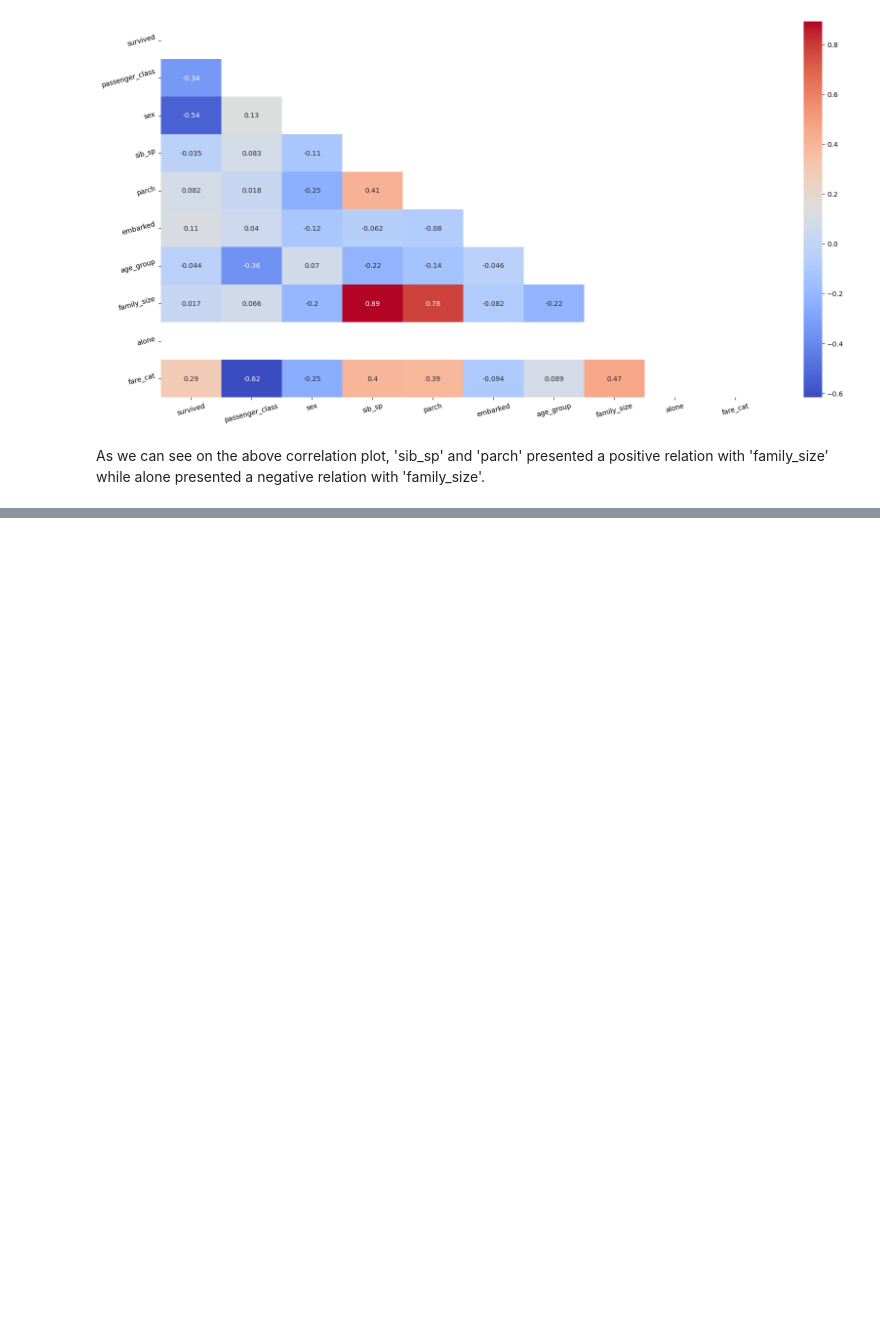
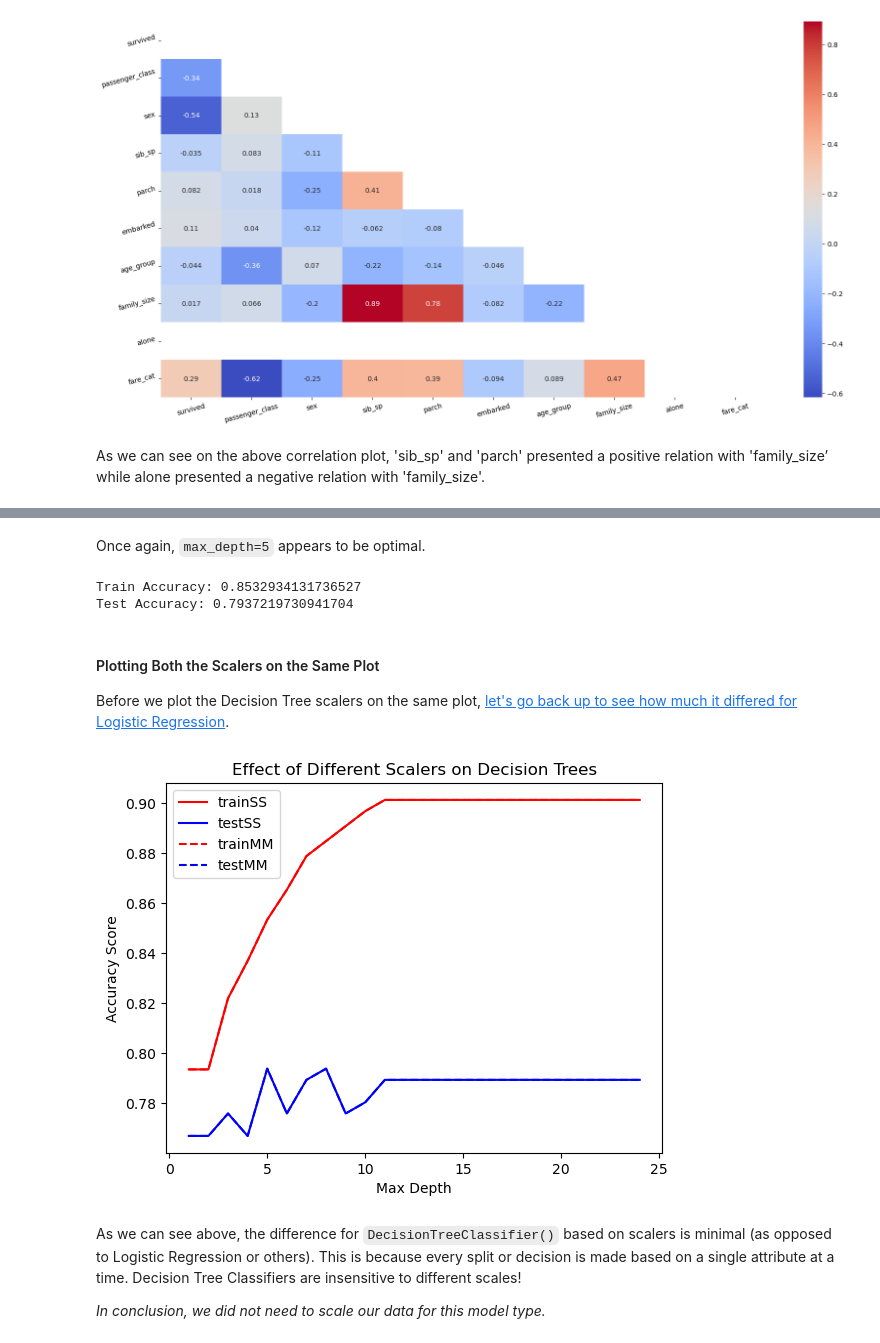
Before and after one commit to John-Card/Titanic-Dataset-Practice, a Jupyter notebook: Titanic Dataset (testing the model).ipynb, the cells around one changed output, grey strips where cells are left out. Saved outputs shown, nothing was run; the diff lists cells and outputs as text; code cells hidden in the pictures; blank space fills up the shorter version.

```diff
--- a/Titanic Dataset (testing the model).ipynb
+++ b/Titanic Dataset (testing the model).ipynb
@@ -1526,0 +1646,42 @@ Test Accuracy: 0.8161434977578476
+# %% [markdown]
+Once again, `max_depth=5` appears to be optimal.
+# %%
+# Best Decision Tree Classifier on standardized data
+# Instantiate the model
+dt_ss = DecisionTreeClassifier(max_depth=5, random_state=42)
+
+# Fit the model
+dt_ss.fit(X_train_ss, y_train)
+
+# Store accuracy scores
+dt_ss_train = dt_ss.score(X_train_ss, y_train)
+dt_ss_test = dt_ss.score(X_test_ss, y_test)
+
+# Score the model
+print(f"Train Accuracy: {dt_ss_train}")
+print(f"Test Accuracy: {dt_ss_test}")
+# %% [output]
+Train Accuracy: 0.8532934131736527
+Test Accuracy: 0.7937219730941704
+# %% [markdown]
+#### Plotting Both the Scalers on the Same Plot <a id="2"></a>
+
+Before we plot the Decision Tree scalers on the same plot, [let's go back up to see how much it differed for Logistic Regression](#1).
+# %%
+# Plot the accuracies
+plt.figure()
+plt.plot(depths, train_acc_ss, c='red', label='trainSS')
+plt.plot(depths, test_acc_ss, c='blue', label='testSS')
+plt.plot(depths, train_acc_mm, linestyle = '--', c='red', label='trainMM')
+plt.plot(depths, test_acc_mm, linestyle = '--', c='blue', label='testMM')
+plt.xlabel("Max Depth")
+plt.ylabel("Accuracy Score")
+plt.title('Effect of Different Scalers on Decision Trees')
+plt.legend()
+plt.show()
+# %% [output]
+[figure, added]
+# %% [markdown]
+As we can see above, the difference for `DecisionTreeClassifier()` based on scalers is minimal (as opposed to Logistic Regression or others). This is because every split or decision is made based on a single attribute at a time. Decision Tree Classifiers are insensitive to different scales!
+
+*In conclusion, we did not need to scale our data for this model type.*
```
Also changed, not shown: parts of 92 cells of this notebook.
